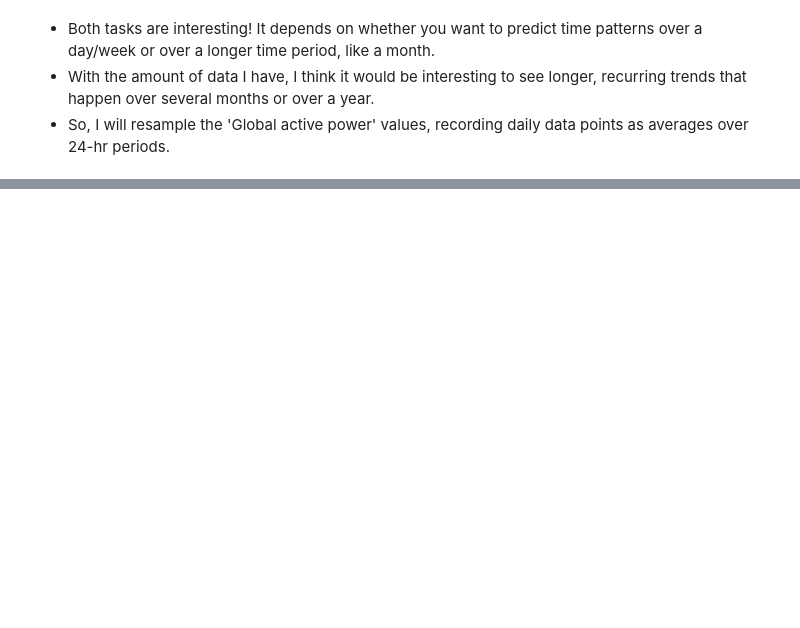
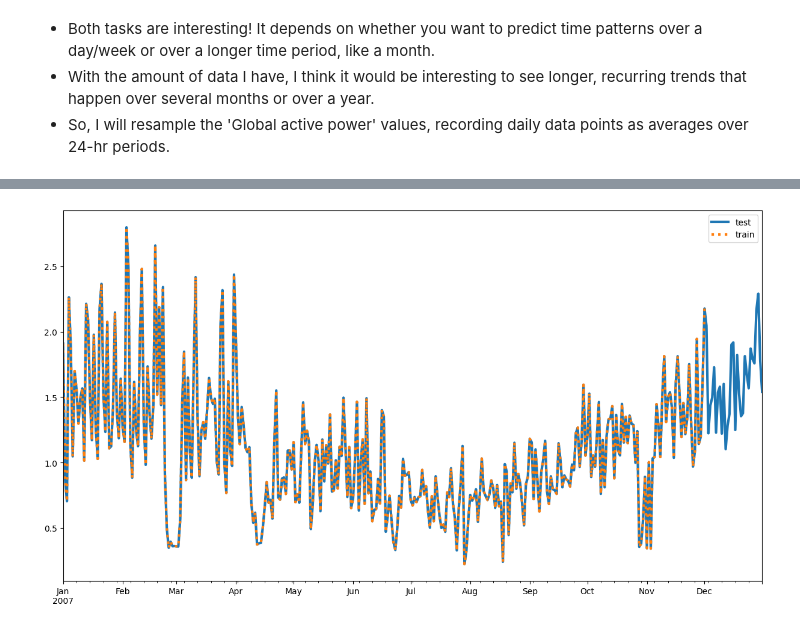
Before and after one commit to ibrahimaltun/power-consumption-forecasting, a Jupyter notebook: energy_consumption_forecast.ipynb, the cells around one changed output, grey strips where cells are left out. Saved outputs shown, nothing was run; the diff lists cells and outputs as text; code cells hidden in the pictures; blank space fills up the shorter version.

```diff
--- a/energy_consumption_forecast.ipynb
+++ b/energy_consumption_forecast.ipynb
@@ -93,0 +181,34 @@ plt.show()
+# %%
+# create truncated, training time series
+def create_training_series(complete_time_series, prediction_length):
+    '''Given a complete list of time series data, create training time series.
+       :param complete_time_series: A list of all complete time series.
+       :param prediction_length: The number of points we want to predict.
+       :return: A list of training time series.
+       '''
+    # get training series
+    time_series_training = []
+
+    for ts in complete_time_series:
+        # truncate trailing 30 pts
+        time_series_training.append(ts[:-prediction_length])
+
+    return time_series_training
+# %%
+prediction_length = 30 # 30 days ~ a month
+
+time_series_training = create_training_series(time_series, prediction_length)
+# %%
+# display train/test time series
+time_series_idx = 0
+
+plt.figure(figsize=(15,8))
+# test data is the whole time series
+time_series[time_series_idx].plot(label='test', lw=3)
+# train data is all but the last prediction pts
+time_series_training[time_series_idx].plot(label='train', ls=':', lw=3)
+
+plt.legend()
+plt.show()
+# %% [output]
+[figure, added]
```
Also changed, not shown: parts of 30 cells of this notebook.
